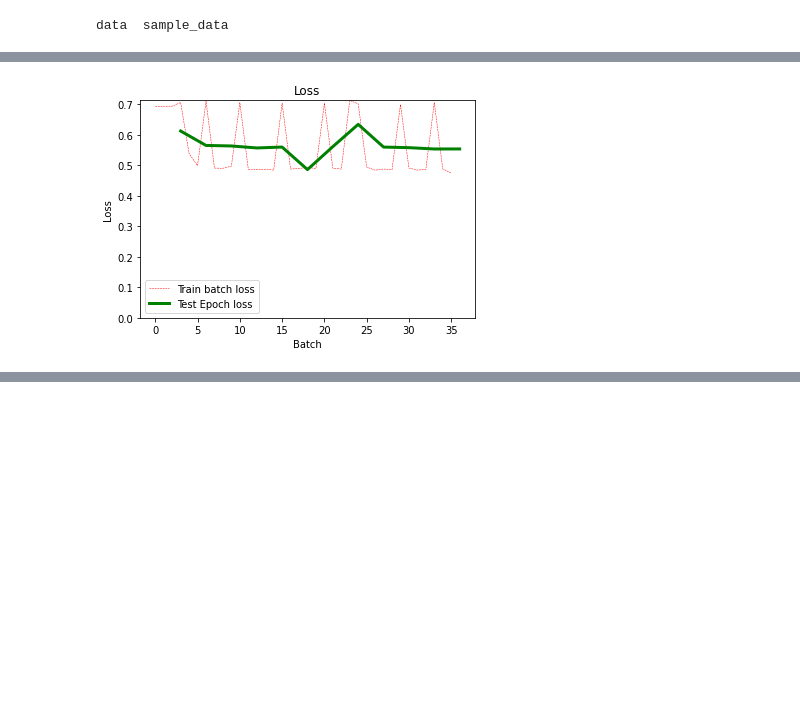
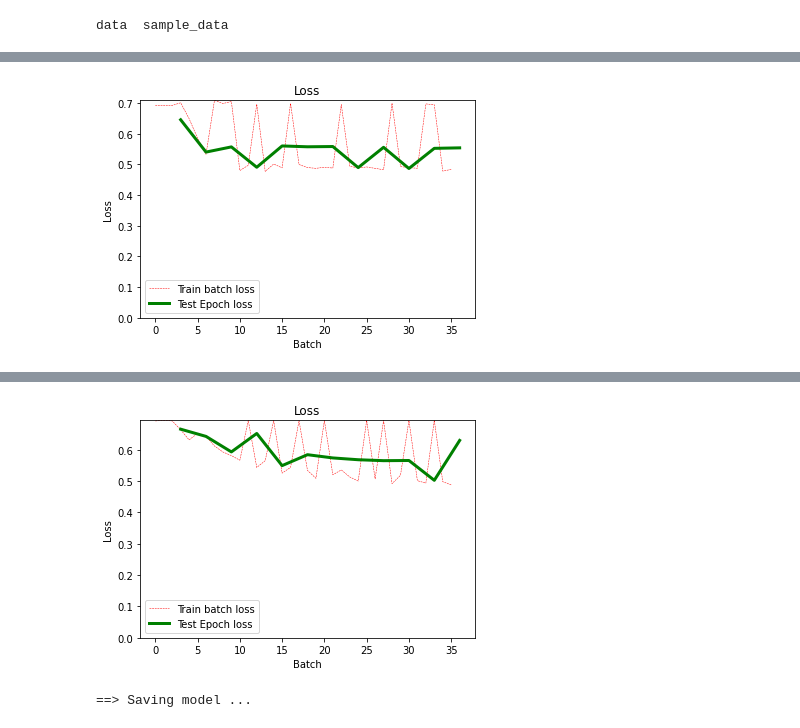
Before and after one commit to mocedon/VISL_project, a Jupyter notebook: Project_jupyter.ipynb, the cells around one changed output, grey strips where cells are left out. Cells and saved outputs as stored; diff of their text form; code cells hidden in the pictures; blank space fills up the shorter version.

Commit message:
Linear Reg added

```diff
--- a/Project_jupyter.ipynb
+++ b/Project_jupyter.ipynb
@@ -174,6 +174,19 @@ class MLPmodel(nn.Module):
   def forward(self, ev):
     ev_ = ev.view(ev.shape[0], -1)
     return self.mlp(ev_)
+
+
+class LinearReg(nn.Module):
+  def __init__(self, input):
+    super(LinearReg, self).__init__()
+    self.mlp = nn.Sequential(
+        nn.Linear(input, 2),
+        nn.Softmax(dim=0))
+
+  def forward(self, ev):
+    ev_ = ev.view(ev.shape[0], -1)
+    return self.mlp(ev_)
+
 
 
 def calculate_accuracy(model, dataloader, criterion, device):
@@ -277,29 +290,27 @@ def preprocess(dir, dir_new):
   dataset = torchvision.datasets.DatasetFolder(root=dir, loader=torchvision.io.read_image, extensions='.png', transform=transform)
   batch_aug(dataset, dir_new, get_class, batch_PCA, ds_img)
 
-def process(dir_train, dir_test):
+def process(dir_train, dir_test , model, name):
   transform = transforms.Compose([transforms.ToPILImage(), transforms.ToTensor()])
   dataset = []
   dataset.append(torchvision.datasets.DatasetFolder(root=dir_train, loader=read_mtx, extensions='.npy', transform=transform))
   dataset.append(torchvision.datasets.DatasetFolder(root=dir_test, loader=read_mtx, extensions='.npy', transform=transform))
 
-  #shape = dataset[0].__getitem__(0)[0].shape.numpy()
-  #size = torch.prod(shape)
-  size = 18816
   hyper_parameters = {
-      'model': MLPmodel(size),
+      'model': model,
       'lr': 1e-3,
       'bts': 4,
       'dataset': dataset,
       'epochs': 12,
-      'name': "test_run"
+      'name': name
   }
   train(hyper_parameters)
 # %%
 dir = './data'
 aug_dir= './aug_data'
 preprocess(dir, aug_dir)
-process(aug_dir, aug_dir)
+process(aug_dir, aug_dir, MLPmodel(18816), "MLP_test")
+process(aug_dir, aug_dir, LinearReg(18816), "LR_test")
 # %% [output]
 clc: [120 , torch.Size([3, 224, 224])]
 torch.Size([120, 3, 224, 224])
@@ -320,3 +331,3 @@ Epoch: 12 | Loss: 0.5558 | Training accuracy: 66.667% | Test accuracy: 83.333% |
 ==> Finished Training ...
-[figure, old version]
+[figure, new version]
 ==> Saving model ...
@@ -323,3 +347,5 @@ Epoch: 12 | Loss: 0.5558 | Training accuracy: 66.667% | Test accuracy: 83.333% |
+[figure, added]
+==> Saving model ...
 # %%
 class patches_DataSet(torchvision.datasets.DatasetFolder):
   def __init__(root='./data'):
```
Also changed, not shown: parts of 1 cell of this notebook.
